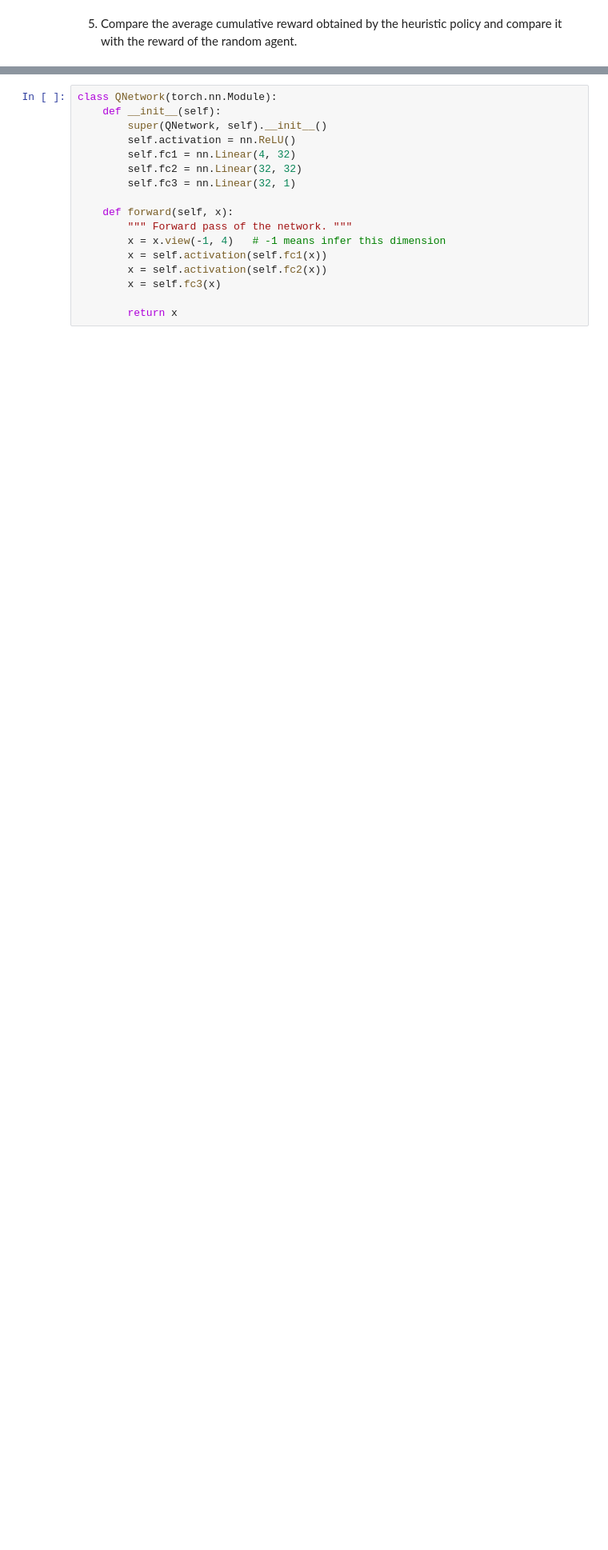
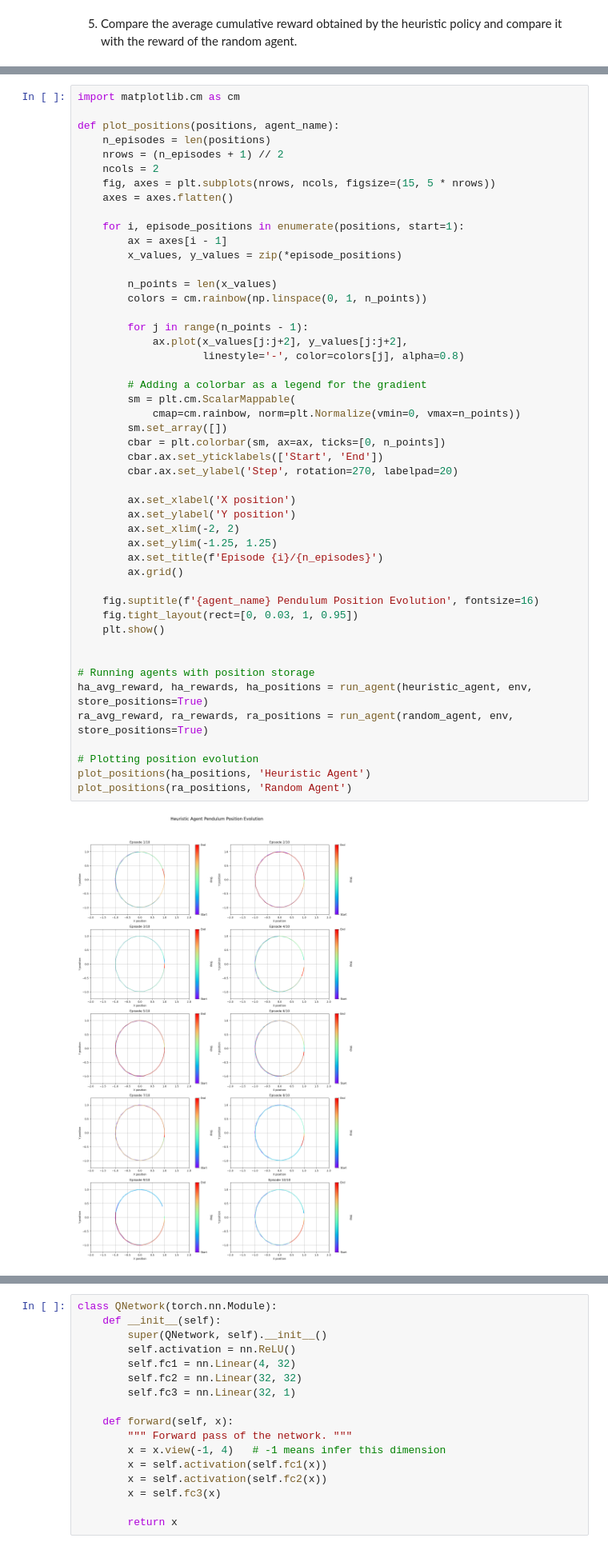
Before and after one commit to aristo6253/ANN-RL-DDPG, a Jupyter notebook: DDPG.ipynb, the cells around one changed output, grey strips where cells are left out. Shown at 80% size. Drawn from its saved outputs; the diff is of its cells as text; blank space fills up the shorter version.

```diff
--- a/DDPG.ipynb
+++ b/DDPG.ipynb
@@ -97,0 +127,50 @@ Heuristic agent average reward: -1276.03
+# %%
+import matplotlib.cm as cm
+
+def plot_positions(positions, agent_name):
+    n_episodes = len(positions)
+    nrows = (n_episodes + 1) // 2
+    ncols = 2
+    fig, axes = plt.subplots(nrows, ncols, figsize=(15, 5 * nrows))
+    axes = axes.flatten()
+
+    for i, episode_positions in enumerate(positions, start=1):
+        ax = axes[i - 1]
+        x_values, y_values = zip(*episode_positions)
+
+        n_points = len(x_values)
+        colors = cm.rainbow(np.linspace(0, 1, n_points))
+
+        for j in range(n_points - 1):
+            ax.plot(x_values[j:j+2], y_values[j:j+2],
+                    linestyle='-', color=colors[j], alpha=0.8)
+
+        # Adding a colorbar as a legend for the gradient
+        sm = plt.cm.ScalarMappable(
+            cmap=cm.rainbow, norm=plt.Normalize(vmin=0, vmax=n_points))
+        sm.set_array([])
+        cbar = plt.colorbar(sm, ax=ax, ticks=[0, n_points])
+        cbar.ax.set_yticklabels(['Start', 'End'])
+        cbar.ax.set_ylabel('Step', rotation=270, labelpad=20)
+
+        ax.set_xlabel('X position')
+        ax.set_ylabel('Y position')
+        ax.set_xlim(-2, 2)
+        ax.set_ylim(-1.25, 1.25)
+        ax.set_title(f'Episode {i}/{n_episodes}')
+        ax.grid()
+
+    fig.suptitle(f'{agent_name} Pendulum Position Evolution', fontsize=16)
+    fig.tight_layout(rect=[0, 0.03, 1, 0.95])
+    plt.show()
+
+
+# Running agents with position storage
+ha_avg_reward, ha_rewards, ha_positions = run_agent(heuristic_agent, env, store_positions=True)
+ra_avg_reward, ra_rewards, ra_positions = run_agent(random_agent, env, store_positions=True)
+
+# Plotting position evolution
+plot_positions(ha_positions, 'Heuristic Agent')
+plot_positions(ra_positions, 'Random Agent')
+# %% [output]
+[figure, added]
```
Also changed, not shown: parts of 11 cells of this notebook, 2 other files.
